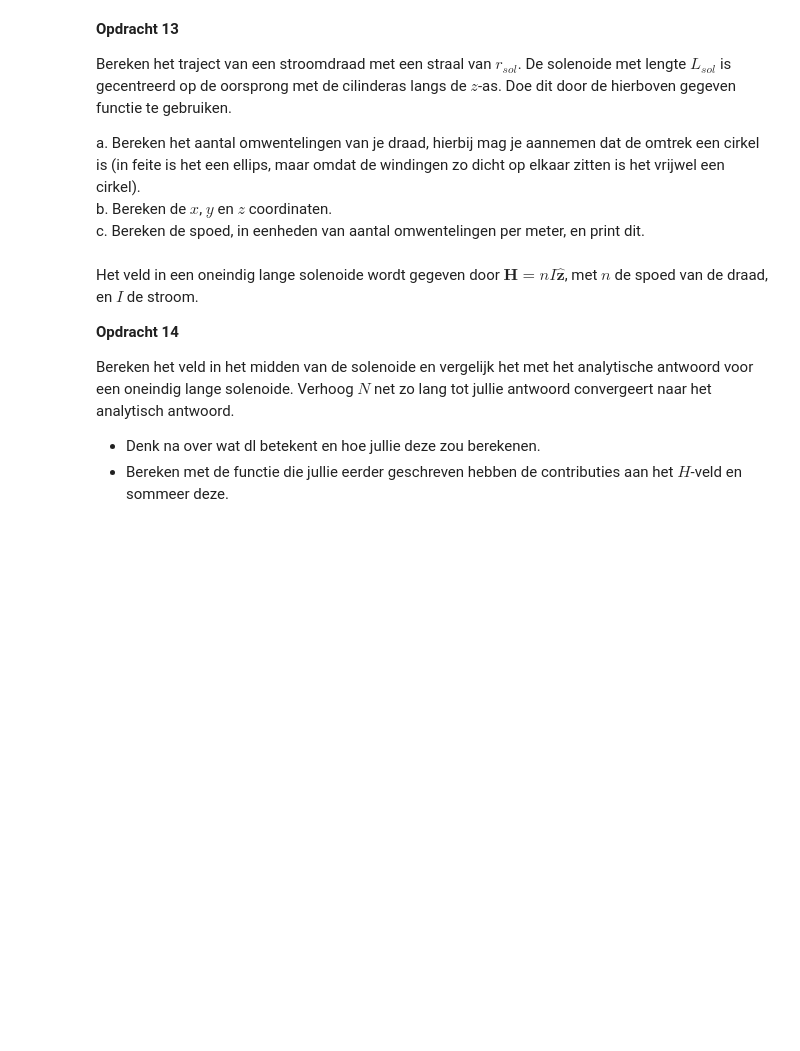
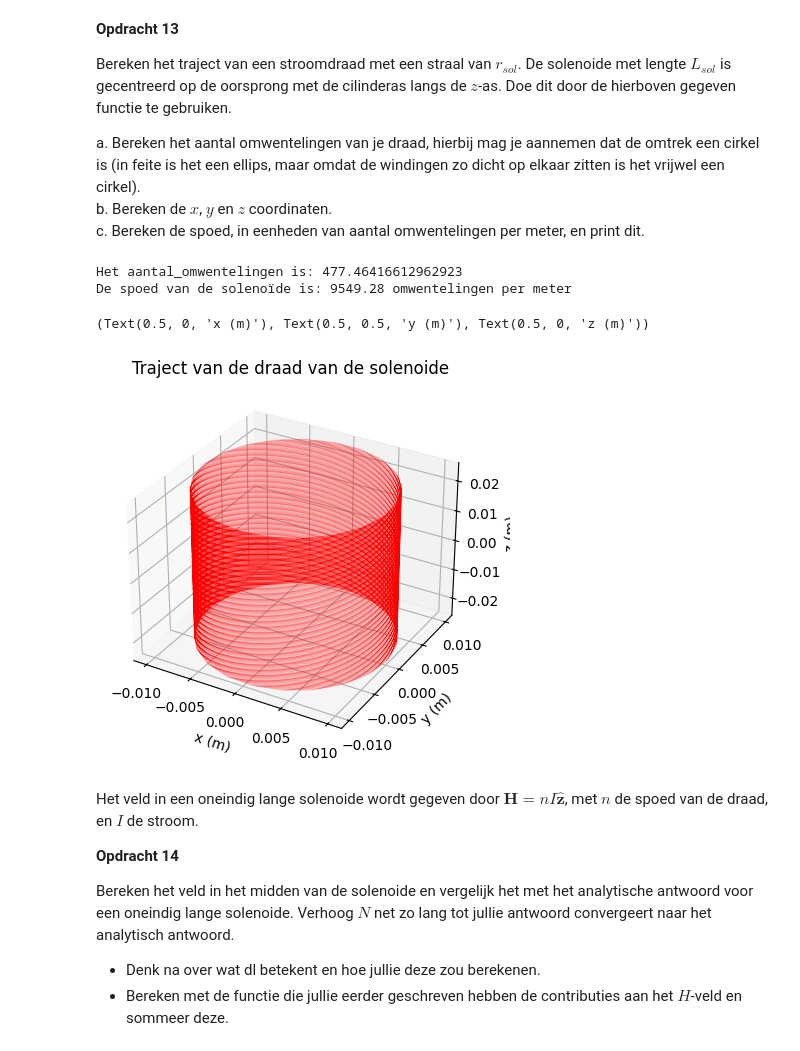
Before and after one commit to ElineSerpenti/opdrachten-DEF-D.EALSerpenti, a Jupyter notebook: Digital ontwerpopdracht 2/2KrachtactuatorOpdracht/KrachtactuatorOpdracht.ipynb, the cells around one changed output. Saved outputs shown, nothing was run; the diff lists cells and outputs as text; code cells hidden in the pictures; blank space fills up the shorter version.

```diff
--- a/Digital ontwerpopdracht 2/2KrachtactuatorOpdracht/KrachtactuatorOpdracht.ipynb
+++ b/Digital ontwerpopdracht 2/2KrachtactuatorOpdracht/KrachtactuatorOpdracht.ipynb
@@ -480,31 +486,36 @@ c. Bereken de spoed, in eenheden van aantal omwentelingen per meter, en print di
 # %%
 l_draad = 30 # Lengte draad
 r_sol = 0.01 # Straal solenoide
 L_sol = 0.05 # Lengte solenoide=
 # N = # wikkelng
 #a
 # (Draadlengte})^2 = (Horizontale afstand)^2 + (Verticale afstand)^2
 # (Horizontale afstand) = np.sqrt((draadlengte)^2 - (Verticale afstand)^2 )
 # horizontale afstand = N_omwentelingen * 2*pi*R_sol
 # verticale afstand = L_sol
 # draadlengte = l_draad
 aantal_omwentelingen = np.sqrt(l_draad**2 - L_sol**2) / (2 * np.pi * r_sol)  # Aantal wikkeling
+print('Het aantal_omwentelingen is:', aantal_omwentelingen)
 # b
 # N = aantal datapunten
 N_punten = 10000
 x, y, z = parametrisatie(N_punten, r_sol, aantal_omwentelingen, L_sol)
 
 #c
 spoed = aantal_omwentelingen / L_sol
 print(f"De spoed van de solenoïde is: {spoed:.2f} omwentelingen per meter")
 
-
-# Enkele plots
+# plots
 ax=plt.figure().add_subplot(projection='3d')
 plt.title('Traject van de draad van de solenoide')
-plt.plot(x, y, z, '-r', linewidth=0.1)
-ax.set_box_aspect(aspect=None, zoom=0.8)
+plt.plot(x, y, z, '-r', linewidth=0.08)
+ax.set_box_aspect(aspect=None, zoom=1)
 ax.set_xlabel('x (m)'), ax.set_ylabel('y (m)'), ax.set_zlabel('z (m)')
+# %% [output]
+Het aantal_omwentelingen is: 477.46416612962923
+De spoed van de solenoïde is: 9549.28 omwentelingen per meter
+(Text(0.5, 0, 'x (m)'), Text(0.5, 0.5, 'y (m)'), Text(0.5, 0, 'z (m)'))
+[figure, added]
 # %% [markdown]
 Het veld in een oneindig lange solenoide wordt gegeven door $\mathbf{H} = n I \hat{\mathbf{z}}$, met $n$ de spoed van de draad, en $I$ de stroom.
 
```
Also changed, not shown: parts of 4 cells of this notebook.
